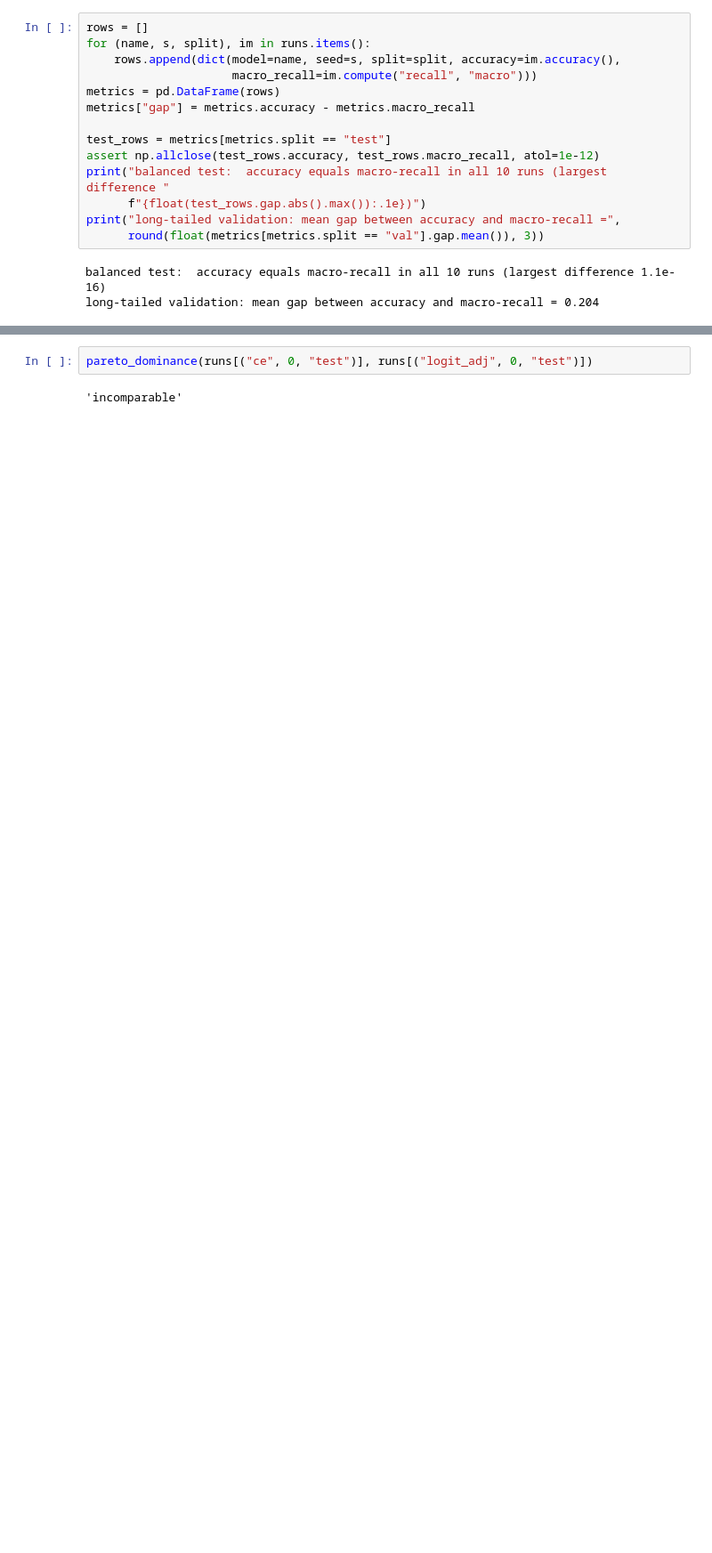
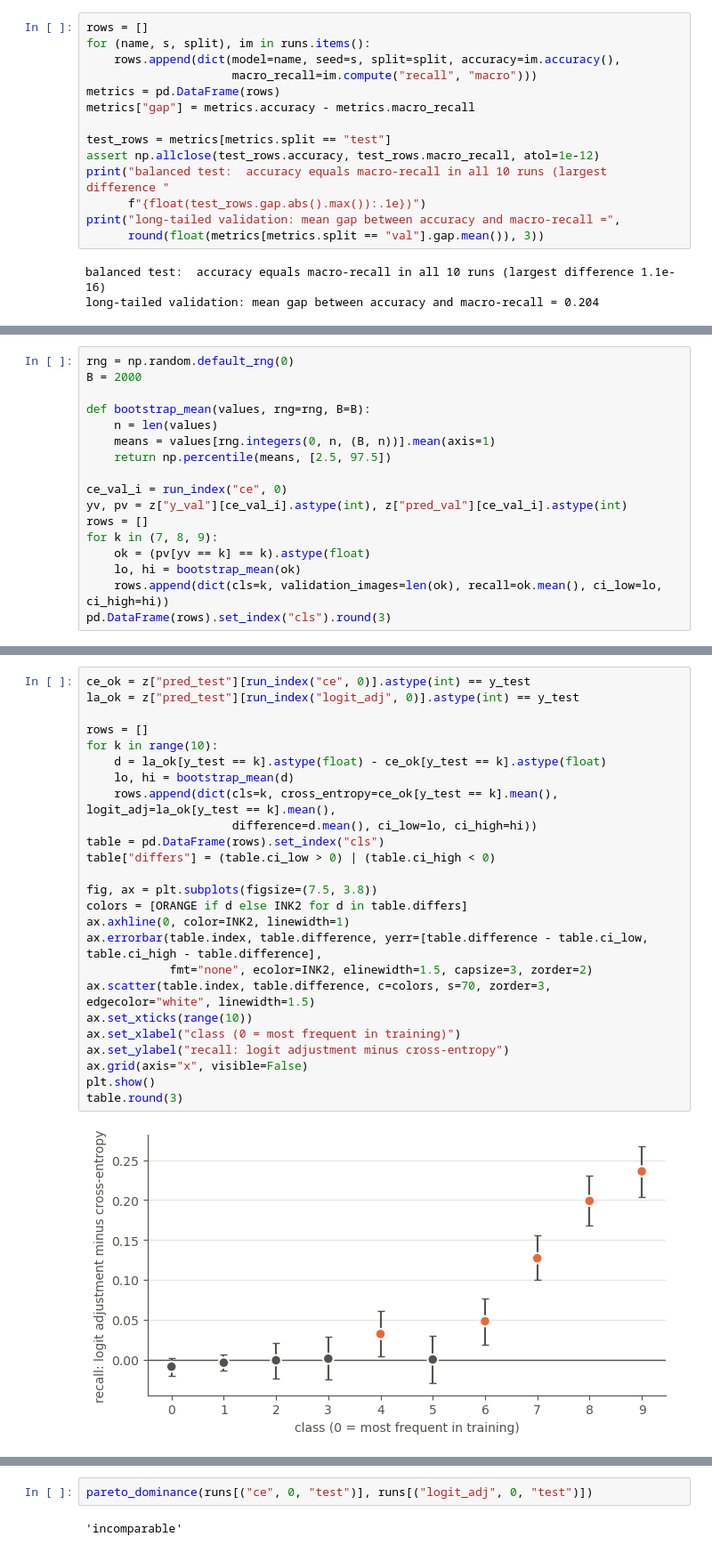
Before and after one commit to rcprati/aggmetrics, a Jupyter notebook: examples/notebooks/06_long_tail_images.ipynb, the cells around one changed output, grey strips where cells are left out. Shown at 89% size. Drawn from its saved outputs; the diff is of its cells as text; blank space fills up the shorter version.

```diff
--- a/examples/notebooks/06_long_tail_images.ipynb
+++ b/examples/notebooks/06_long_tail_images.ipynb
@@ -242,0 +348,17 @@ Because the head loses a little, the two models are not ordered on every class,
+# %%
+rng = np.random.default_rng(0)
+B = 2000
+
+def bootstrap_mean(values, rng=rng, B=B):
+    n = len(values)
+    means = values[rng.integers(0, n, (B, n))].mean(axis=1)
+    return np.percentile(means, [2.5, 97.5])
+
+ce_val_i = run_index("ce", 0)
+yv, pv = z["y_val"][ce_val_i].astype(int), z["pred_val"][ce_val_i].astype(int)
+rows = []
+for k in (7, 8, 9):
+    ok = (pv[yv == k] == k).astype(float)
+    lo, hi = bootstrap_mean(ok)
+    rows.append(dict(cls=k, validation_images=len(ok), recall=ok.mean(), ci_low=lo, ci_high=hi))
+pd.DataFrame(rows).set_index("cls").round(3)
@@ -242,0 +376,27 @@ Because the head loses a little, the two models are not ordered on every class,
+# %%
+ce_ok = z["pred_test"][run_index("ce", 0)].astype(int) == y_test
+la_ok = z["pred_test"][run_index("logit_adj", 0)].astype(int) == y_test
+
+rows = []
+for k in range(10):
+    d = la_ok[y_test == k].astype(float) - ce_ok[y_test == k].astype(float)
+    lo, hi = bootstrap_mean(d)
+    rows.append(dict(cls=k, cross_entropy=ce_ok[y_test == k].mean(), logit_adj=la_ok[y_test == k].mean(),
+                     difference=d.mean(), ci_low=lo, ci_high=hi))
+table = pd.DataFrame(rows).set_index("cls")
+table["differs"] = (table.ci_low > 0) | (table.ci_high < 0)
+
+fig, ax = plt.subplots(figsize=(7.5, 3.8))
+colors = [ORANGE if d else INK2 for d in table.differs]
+ax.axhline(0, color=INK2, linewidth=1)
+ax.errorbar(table.index, table.difference, yerr=[table.difference - table.ci_low, table.ci_high - table.difference],
+            fmt="none", ecolor=INK2, elinewidth=1.5, capsize=3, zorder=2)
+ax.scatter(table.index, table.difference, c=colors, s=70, zorder=3, edgecolor="white", linewidth=1.5)
+ax.set_xticks(range(10))
+ax.set_xlabel("class (0 = most frequent in training)")
+ax.set_ylabel("recall: logit adjustment minus cross-entropy")
+ax.grid(axis="x", visible=False)
+plt.show()
+table.round(3)
+# %% [output]
+[figure, added]
```
Also changed, not shown: parts of 31 cells of this notebook.
